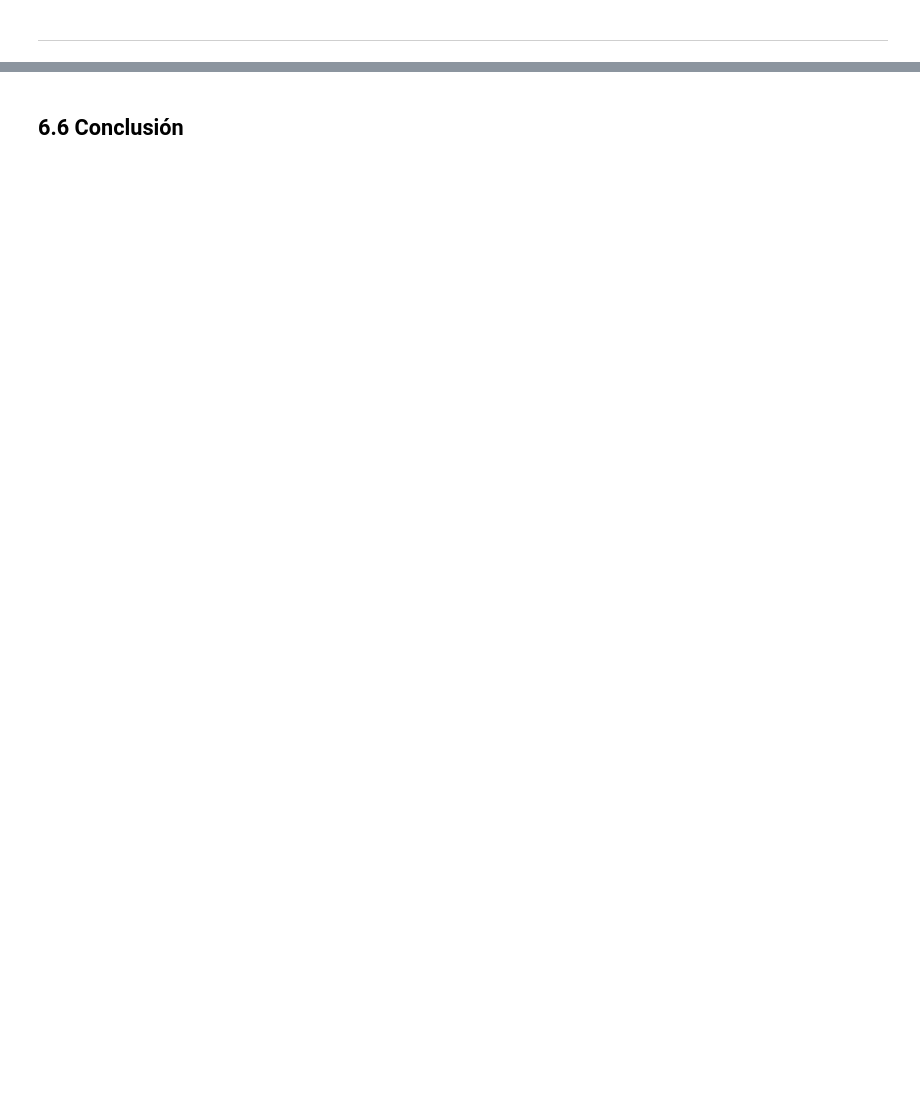
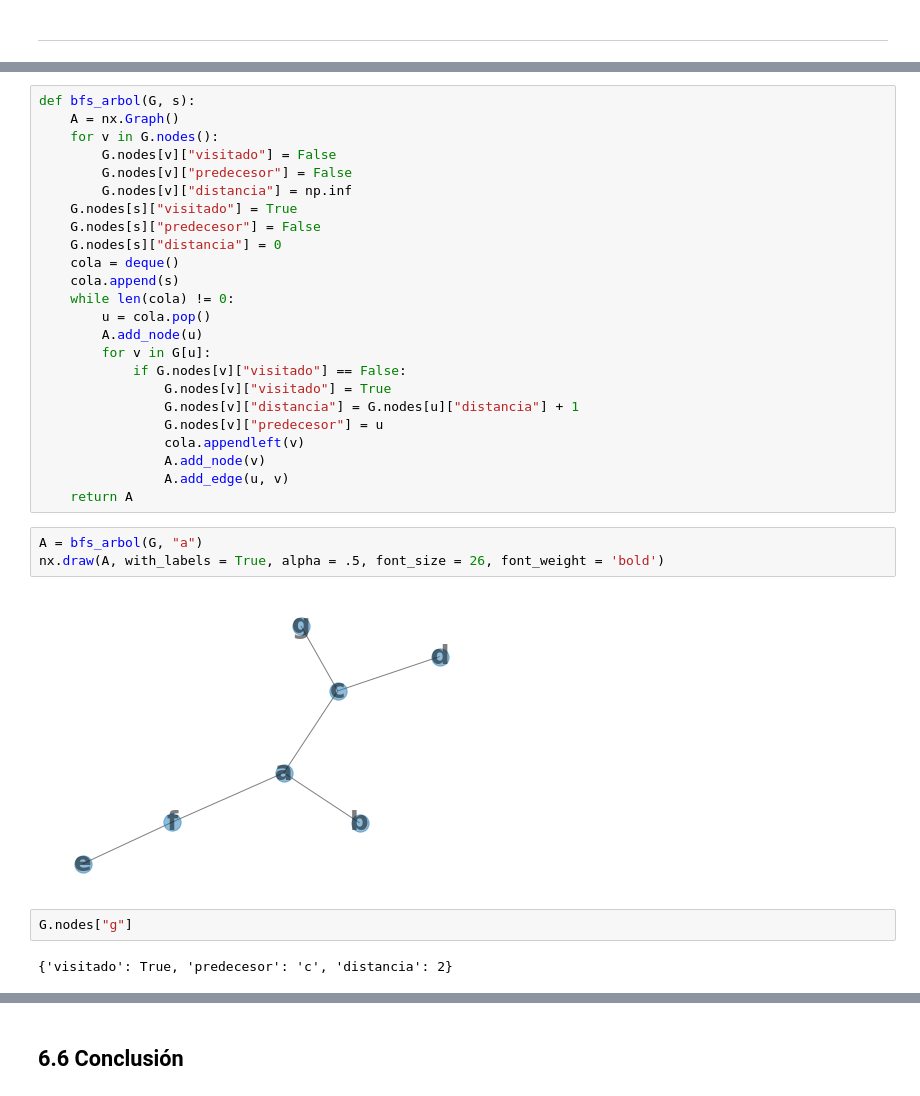
Before and after one commit to pgbarletta/Algoritmos, a Jupyter notebook: teoricas/6-grafos/teorica_grafos.ipynb, the cells around one changed output, grey strips where cells are left out. Saved outputs shown, nothing was run; the diff lists cells and outputs as text; blank space fills up the shorter version.

```diff
--- a/teoricas/6-grafos/teorica_grafos.ipynb
+++ b/teoricas/6-grafos/teorica_grafos.ipynb
@@ -370,0 +417,33 @@ Un digrafo se dice fuertemente conexo si para todo par de nodos $u$, $v$ existe
+# %%
+def bfs_arbol(G, s):
+    A = nx.Graph()
+    for v in G.nodes():
+        G.nodes[v]["visitado"] = False
+        G.nodes[v]["predecesor"] = False
+        G.nodes[v]["distancia"] = np.inf
+    G.nodes[s]["visitado"] = True
+    G.nodes[s]["predecesor"] = False
+    G.nodes[s]["distancia"] = 0
+    cola = deque()
+    cola.append(s)
+    while len(cola) != 0:
+        u = cola.pop()
+        A.add_node(u)
+        for v in G[u]:
+            if G.nodes[v]["visitado"] == False:
+                G.nodes[v]["visitado"] = True
+                G.nodes[v]["distancia"] = G.nodes[u]["distancia"] + 1
+                G.nodes[v]["predecesor"] = u
+                cola.appendleft(v)
+                A.add_node(v)
+                A.add_edge(u, v)
+    return A
+# %%
+A = bfs_arbol(G, "a")
+nx.draw(A, with_labels = True, alpha = .5, font_size = 26, font_weight = 'bold')
+# %% [output]
+[figure, added]
+# %%
+G.nodes["g"]
+# %% [output]
+{'visitado': True, 'predecesor': 'c', 'distancia': 2}
```
Also changed, not shown: parts of 41 cells of this notebook.
